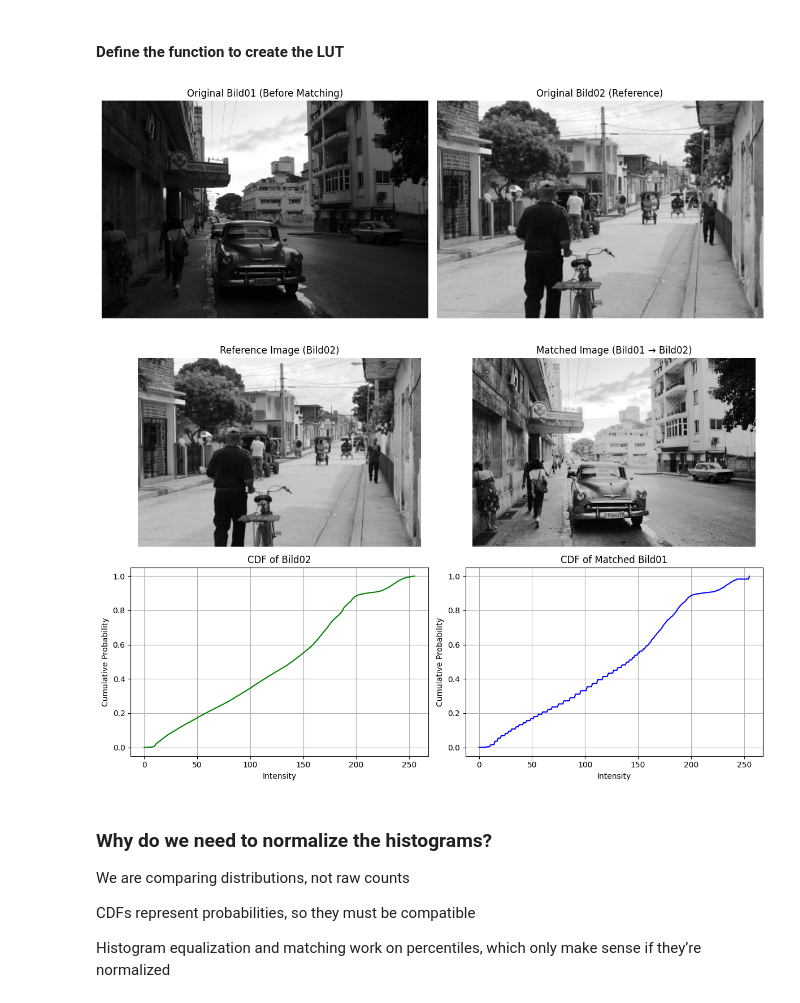
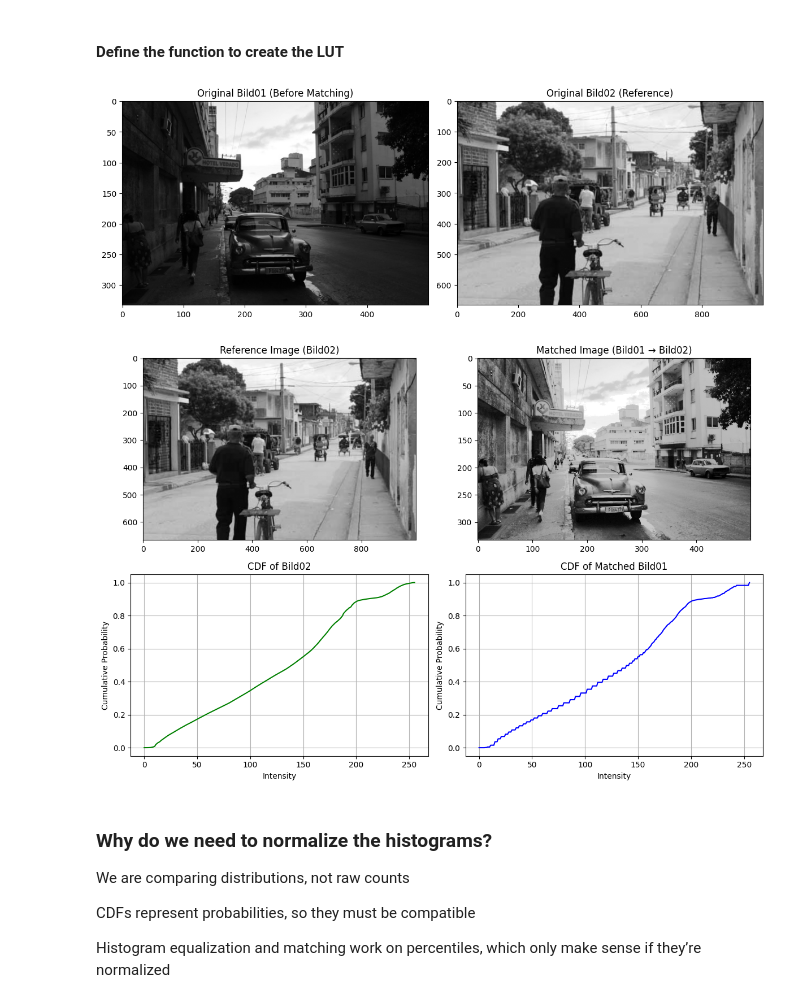
Before and after one commit to AhmedZ41/2DCV-Tasks, a Jupyter notebook: 2.Aufgabe/Aufgabe2.ipynb, the cells around one changed output. Saved outputs shown, nothing was run; the diff lists cells and outputs as text; code cells hidden in the pictures.

```diff
--- a/2.Aufgabe/Aufgabe2.ipynb
+++ b/2.Aufgabe/Aufgabe2.ipynb
@@ -177,19 +176,17 @@ img1_matched = apply_LUT_to_image(img1, LUT)
 # %%
 # Step: Show original grayscale images before matching
 fig, axes = plt.subplots(1, 2, figsize=(12, 5))
 
 axes[0].imshow(img1, cmap='gray')
 axes[0].set_title("Original Bild01 (Before Matching)")
-axes[0].axis('off')
 
 axes[1].imshow(img2, cmap='gray')
 axes[1].set_title("Original Bild02 (Reference)")
-axes[1].axis('off')
 
 plt.tight_layout()
 plt.show()
 # %% [output]
-[figure, old version]
+[figure, new version]
 # %%
 # plot the result
 fig, axes = plt.subplots(2, 2, figsize=(12, 8))
@@ -197,11 +194,9 @@ fig, axes = plt.subplots(2, 2, figsize=(12, 8))
 # Images
 axes[0, 0].imshow(img2, cmap='gray')
 axes[0, 0].set_title("Reference Image (Bild02)")
-axes[0, 0].axis('off')
 
 axes[0, 1].imshow(img1_matched, cmap='gray')
 axes[0, 1].set_title("Matched Image (Bild01 → Bild02)")
-axes[0, 1].axis('off')
 
 # cumulative Histograms
 axes[1, 0].plot(cdf_img2, color='green')
@@ -221,7 +216,7 @@ axes[1, 1].grid(True)
 plt.tight_layout()
 plt.show()
 # %% [output]
-[figure, old version]
+[figure, new version]
 # %% [markdown]
 ### Why do we need to normalize the histograms?
 
```
Also changed, not shown: parts of 12 cells of this notebook.
